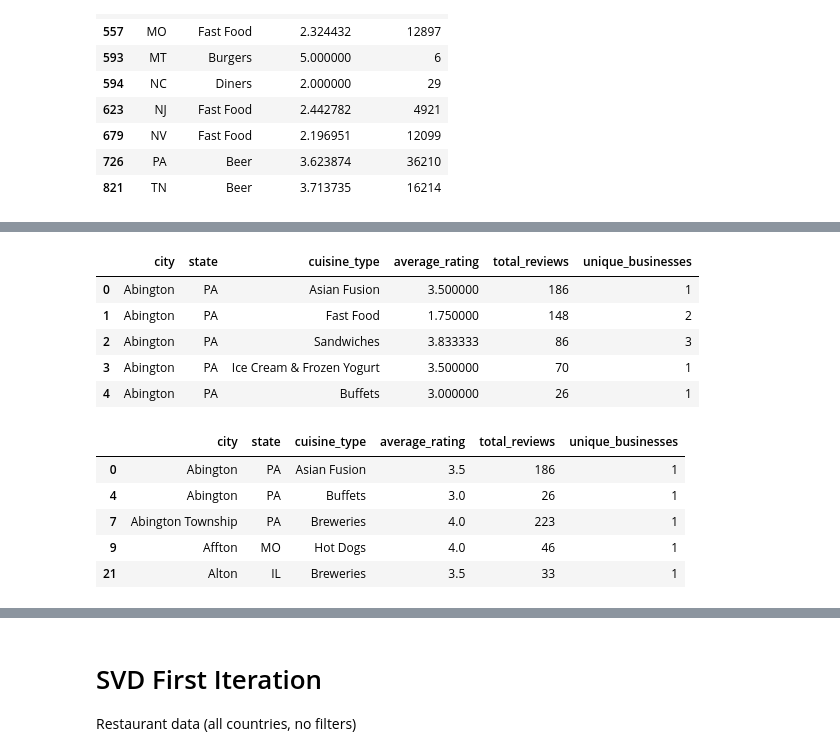
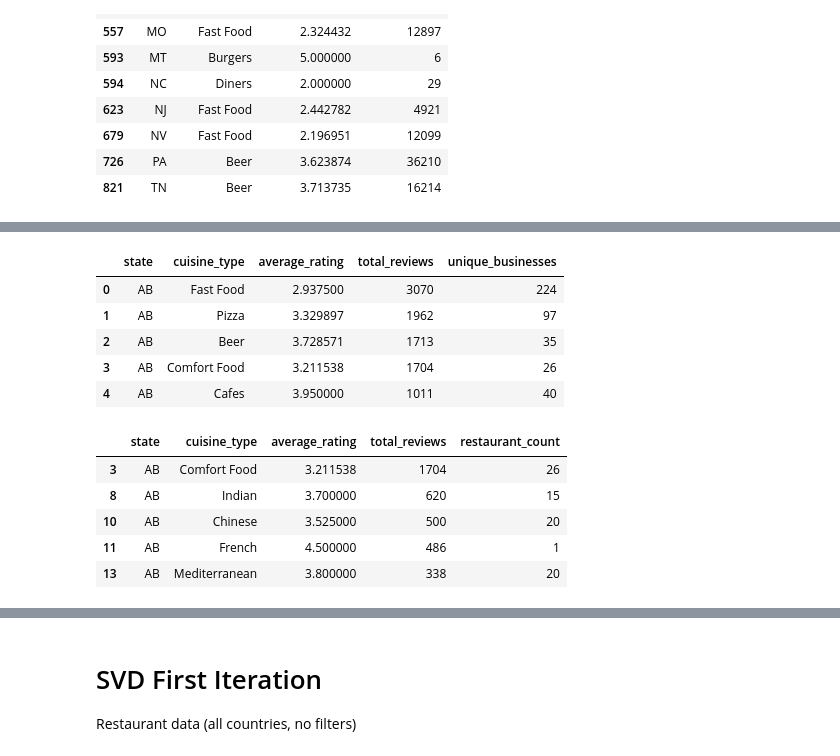
Before and after one commit to orethadomfeh/YelpGrowthInsights, a Jupyter notebook: code/model.ipynb, the cells around one changed output, grey strips where cells are left out. Drawn from its saved outputs; the diff is of its cells as text; code cells hidden in the pictures.

```diff
--- a/code/model.ipynb
+++ b/code/model.ipynb
@@ -784,30 +829,31 @@ create_barplot(top_cuisines, 'weighted_score', 'Top Cuisine Types by State (Weig
 # %%
-summary = restaurant_w_review.groupby(['city', 'state','cuisine_type']).agg(
+summary = restaurant_w_review.groupby(['state','cuisine_type']).agg(
     average_rating=('stars', 'mean'),
     total_reviews=('review_count', 'sum'),
     unique_businesses=('business_id', 'nunique')
 ).reset_index()
 # %%
 #sorting the values so highest average rating is first
-sorted_summary = summary.sort_values(by=['city', 'state', 'total_reviews', 'average_rating'], ascending=[True, True, False, False]).reset_index(drop=True)
+sorted_summary = summary.sort_values(by=['state', 'total_reviews', 'average_rating'], ascending=[True, False, False]).reset_index(drop=True)
 sorted_summary.head()
 
 #total _reviews represents the total number of reviews grouped by cusiine. so for asain fusion in Abington PA, the total reviews for resaturants in this category are
 #186 and the restaurants have an average rating of 3.5, and there is exactly 1 unique business
 # %% [output]
-|  | city | state | cuisine_type | average_rating | total_reviews | unique_businesses |
-| 0 | Abington | PA | Asian Fusion | 3.500000 | 186 | 1 |
-| 1 | Abington | PA | Fast Food | 1.750000 | 148 | 2 |
-| 2 | Abington | PA | Sandwiches | 3.833333 | 86 | 3 |
-| 3 | Abington | PA | Ice Cream & Frozen Yogurt | 3.500000 | 70 | 1 |
-| 4 | Abington | PA | Buffets | 3.000000 | 26 | 1 |
+|  | state | cuisine_type | average_rating | total_reviews | unique_businesses |
+| 0 | AB | Fast Food | 2.937500 | 3070 | 224 |
+| 1 | AB | Pizza | 3.329897 | 1962 | 97 |
+| 2 | AB | Beer | 3.728571 | 1713 | 35 |
+| 3 | AB | Comfort Food | 3.211538 | 1704 | 26 |
+| 4 | AB | Cafes | 3.950000 | 1011 | 40 |
 # %%
-filtered_summary = sorted_summary[~sorted_summary['cuisine_type'].isin(excluded_categories)]
-filtered_summary.head()
+state_cuisine_summary = sorted_summary[~sorted_summary['cuisine_type'].isin(excluded_categories)]
+state_cuisine_summary = state_cuisine_summary.rename(columns={'unique_businesses': 'restaurant_count'})
+state_cuisine_summary.head()
 # %% [output]
-|  | city | state | cuisine_type | average_rating | total_reviews | unique_businesses |
-| 0 | Abington | PA | Asian Fusion | 3.5 | 186 | 1 |
-| 4 | Abington | PA | Buffets | 3.0 | 26 | 1 |
-| 7 | Abington Township | PA | Breweries | 4.0 | 223 | 1 |
-| 9 | Affton | MO | Hot Dogs | 4.0 | 46 | 1 |
-| 21 | Alton | IL | Breweries | 3.5 | 33 | 1 |
+|  | state | cuisine_type | average_rating | total_reviews | restaurant_count |
+| 3 | AB | Comfort Food | 3.211538 | 1704 | 26 |
+| 8 | AB | Indian | 3.700000 | 620 | 15 |
+| 10 | AB | Chinese | 3.525000 | 500 | 20 |
+| 11 | AB | French | 4.500000 | 486 | 1 |
+| 13 | AB | Mediterranean | 3.800000 | 338 | 20 |
```
Also changed, not shown: parts of 30 cells of this notebook.
